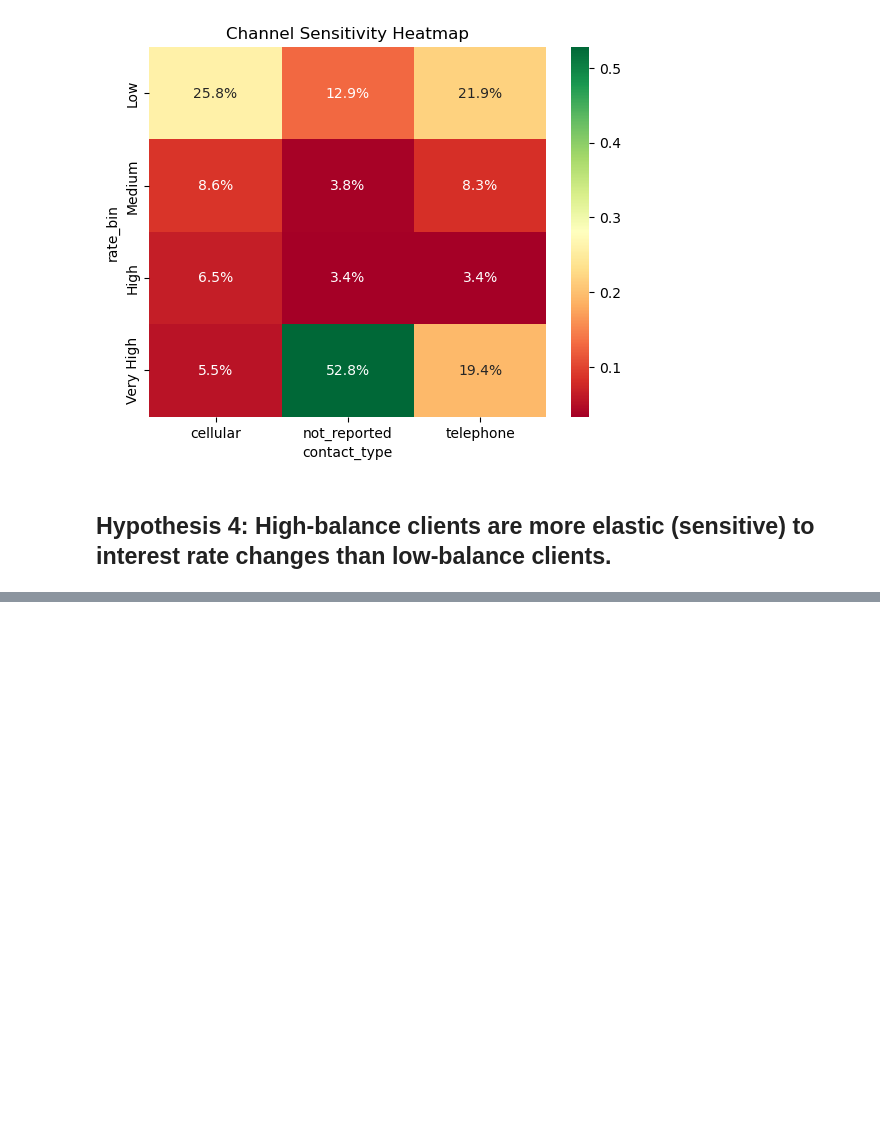
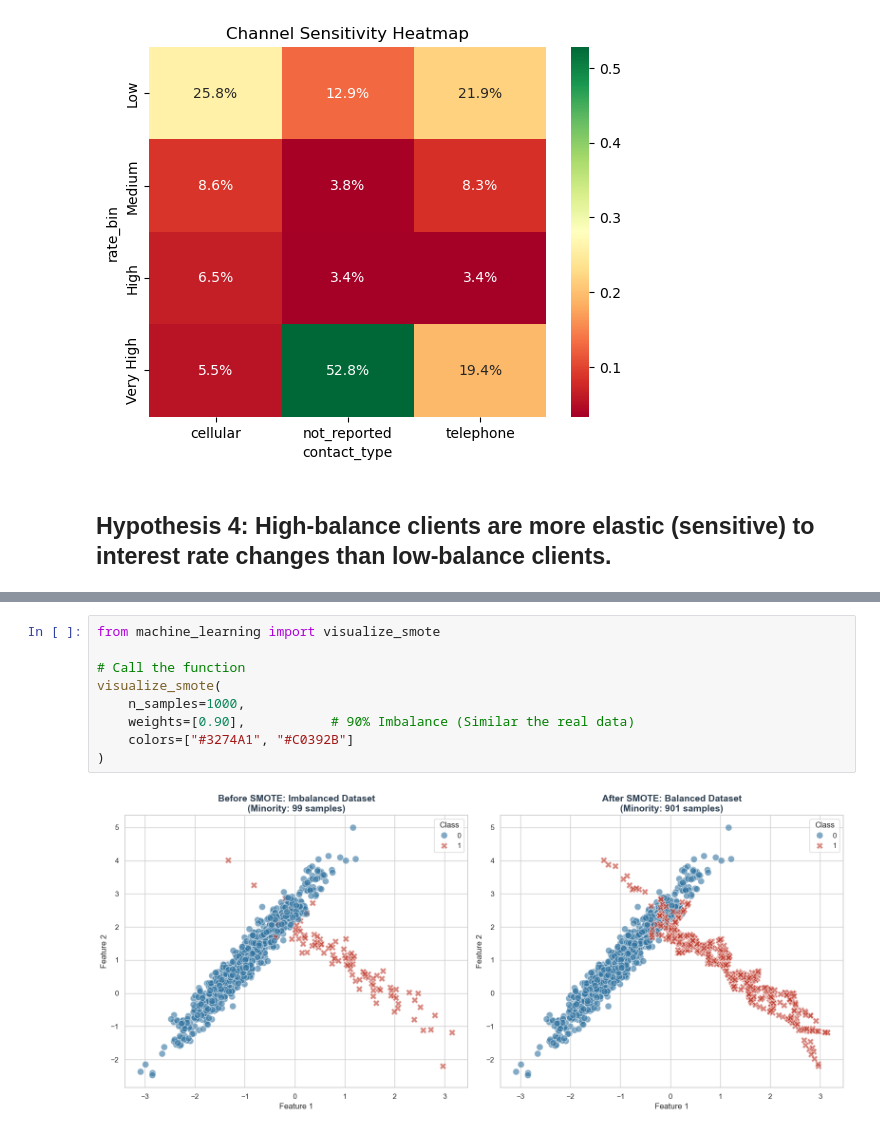
Before and after one commit to DavyN25/NovaData_Consulting_Final, a Jupyter notebook: notebooks/explore_clean_marketing_campaign_dataset.ipynb, the cells around one changed output, grey strips where cells are left out. Drawn from its saved outputs; the diff is of its cells as text; blank space fills up the shorter version.

```diff
--- a/notebooks/explore_clean_marketing_campaign_dataset.ipynb
+++ b/notebooks/explore_clean_marketing_campaign_dataset.ipynb
@@ -149,0 +446,11 @@ print("✅ FACT_INTERACTIONS loaded.")
+# %%
+from machine_learning import visualize_smote
+
+# Call the function
+visualize_smote(
+    n_samples=1000,
+    weights=[0.90],           # 90% Imbalance (Similar the real data)
+    colors=["#3274A1", "#C0392B"]
+)
+# %% [output]
+[figure, added]
```
Also changed, not shown: parts of 22 cells of this notebook.
